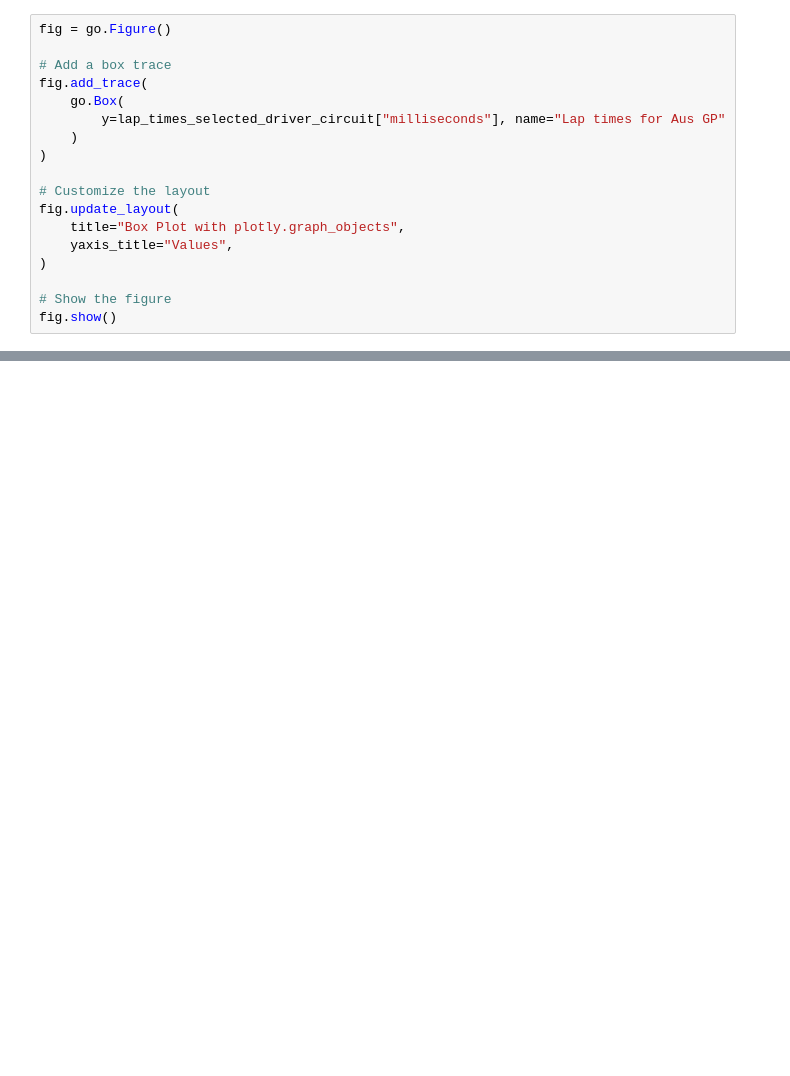
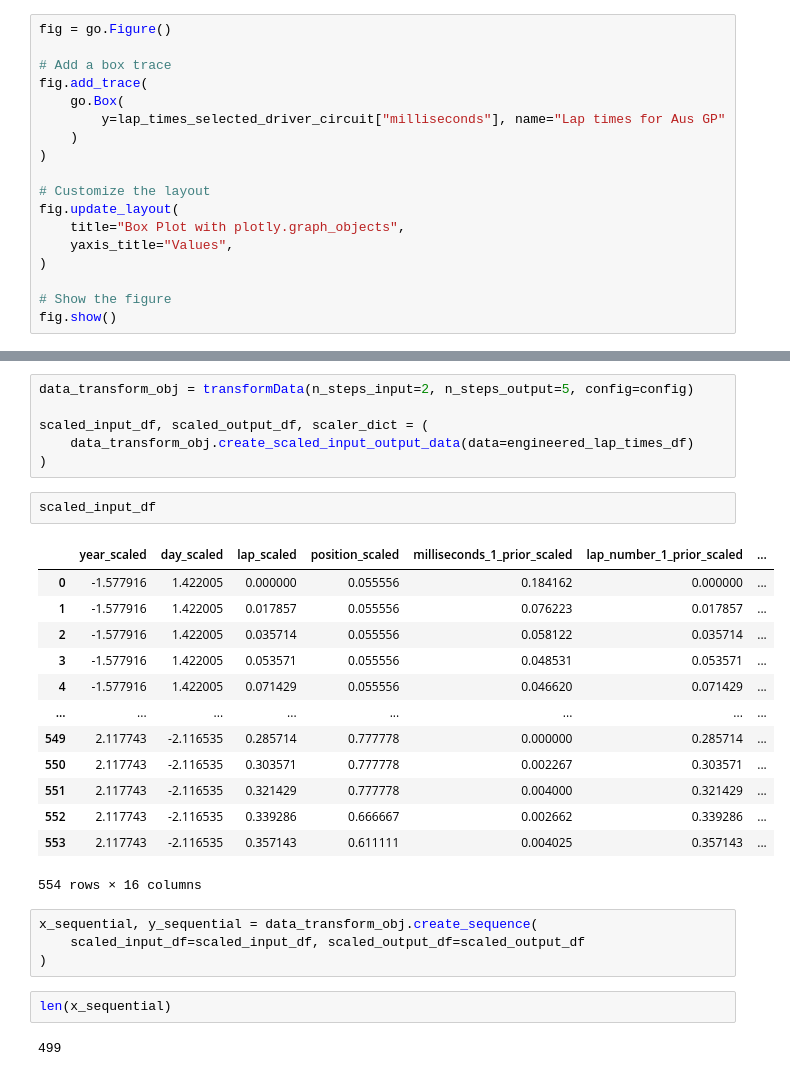
Before and after one commit to varunp04/predict-formula, a Jupyter notebook: src/model_training/master_pipeline_notebook.ipynb, the cells around one changed output, grey strips where cells are left out. Drawn from its saved outputs; the diff is of its cells as text; blank space fills up the shorter version.

```diff
--- a/src/model_training/master_pipeline_notebook.ipynb
+++ b/src/model_training/master_pipeline_notebook.ipynb
@@ -358,0 +441,30 @@ fig.show()
+# %%
+data_transform_obj = transformData(n_steps_input=2, n_steps_output=5, config=config)
+
+scaled_input_df, scaled_output_df, scaler_dict = (
+    data_transform_obj.create_scaled_input_output_data(data=engineered_lap_times_df)
+)
+# %%
+scaled_input_df
+# %% [output]
+|  | year_scaled | day_scaled | lap_scaled | position_scaled | milliseconds_1_prior_scaled | lap_number_1_prior_scaled | ... |
+| 0 | -1.577916 | 1.422005 | 0.000000 | 0.055556 | 0.184162 | 0.000000 | ... |
+| 1 | -1.577916 | 1.422005 | 0.017857 | 0.055556 | 0.076223 | 0.017857 | ... |
+| 2 | -1.577916 | 1.422005 | 0.035714 | 0.055556 | 0.058122 | 0.035714 | ... |
+| 3 | -1.577916 | 1.422005 | 0.053571 | 0.055556 | 0.048531 | 0.053571 | ... |
+| 4 | -1.577916 | 1.422005 | 0.071429 | 0.055556 | 0.046620 | 0.071429 | ... |
+| ... | ... | ... | ... | ... | ... | ... | ... |
+| 549 | 2.117743 | -2.116535 | 0.285714 | 0.777778 | 0.000000 | 0.285714 | ... |
+| 550 | 2.117743 | -2.116535 | 0.303571 | 0.777778 | 0.002267 | 0.303571 | ... |
+| 551 | 2.117743 | -2.116535 | 0.321429 | 0.777778 | 0.004000 | 0.321429 | ... |
+| 552 | 2.117743 | -2.116535 | 0.339286 | 0.666667 | 0.002662 | 0.339286 | ... |
+| 553 | 2.117743 | -2.116535 | 0.357143 | 0.611111 | 0.004025 | 0.357143 | ... |
+554 rows × 16 columns
+# %%
+x_sequential, y_sequential = data_transform_obj.create_sequence(
+    scaled_input_df=scaled_input_df, scaled_output_df=scaled_output_df
+)
+# %%
+len(x_sequential)
+# %% [output]
+499
```
Also changed, not shown: parts of 8 cells of this notebook, 4 other files.
